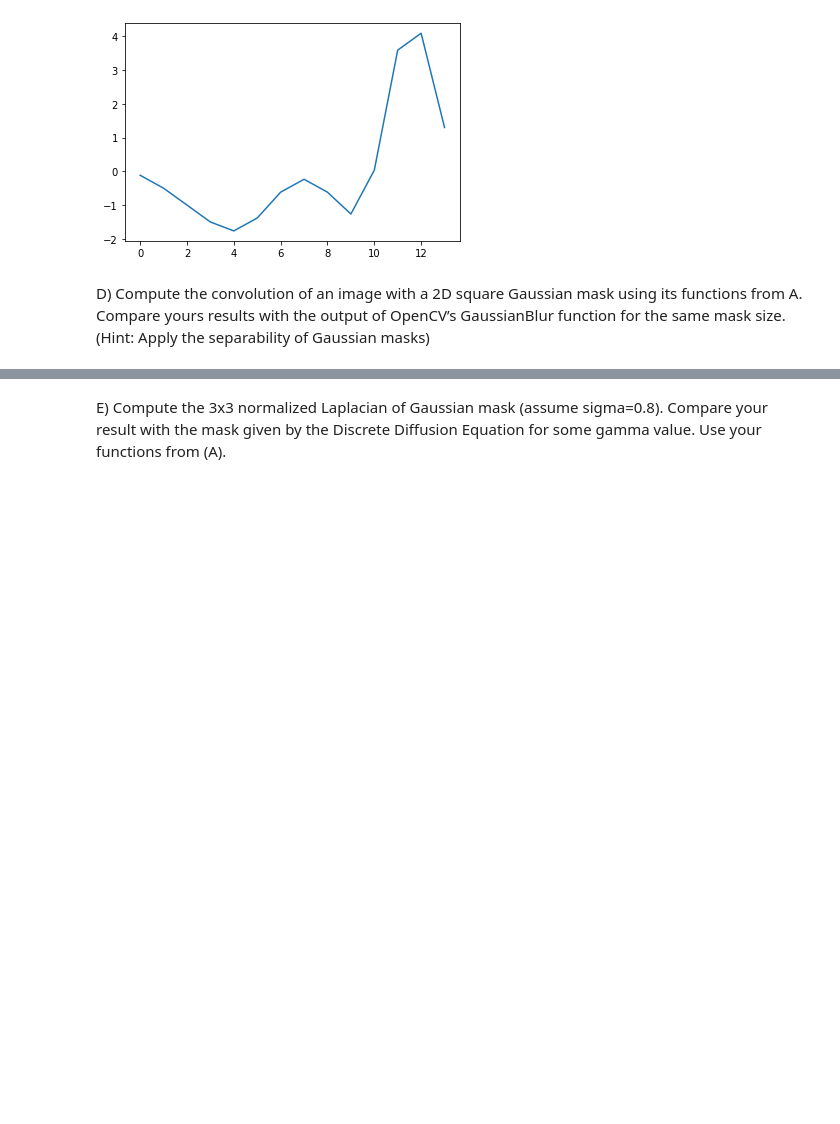
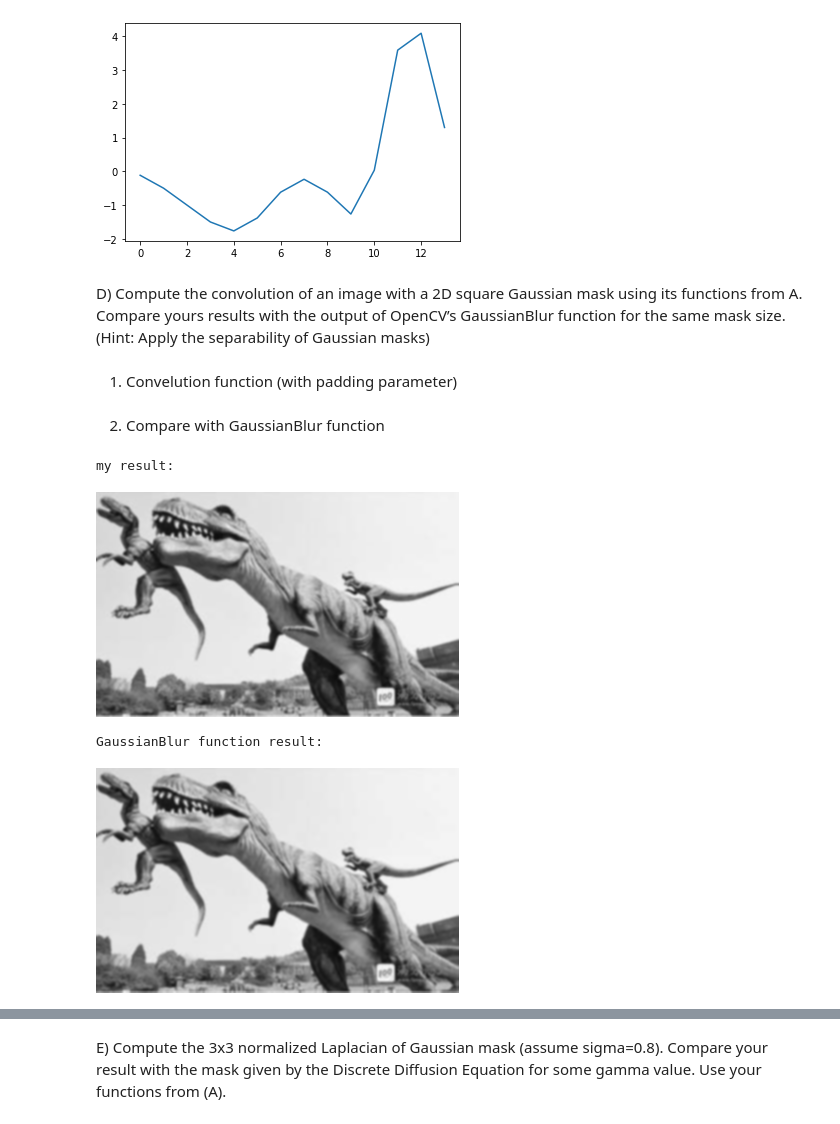
Before and after one commit to RoseSarlake/Computer-Vision, a Jupyter notebook: CV_Assignment1.ipynb, the cells around one changed output, grey strips where cells are left out. Drawn from its saved outputs; the diff is of its cells as text; code cells hidden in the pictures; blank space fills up the shorter version.

```diff
--- a/CV_Assignment1.ipynb
+++ b/CV_Assignment1.ipynb
@@ -274,0 +267,50 @@ print(k3_g_mirror)
+# %% [markdown]
+1. Convelution function (with padding parameter)
+# %%
+def My_convolve2D(image, kernel, padding=0):
+    # Cross Correlation
+    kernel = np.flipud(np.fliplr(kernel))
+
+    xKernShape = kernel.shape[0]
+    yKernShape = kernel.shape[1]
+    xImgShape = image.shape[0]
+    yImgShape = image.shape[1]
+
+    # Shape of Output Convolution
+    xOutput = int((xImgShape - xKernShape + 2 * padding) + 1)
+    yOutput = int((yImgShape - yKernShape + 2 * padding) + 1)
+    output = np.zeros((xOutput, yOutput))
+
+    # Apply mirror padding
+    if padding != 0:
+        imagePadded = cv2.copyMakeBorder(image,padding,padding,padding,padding,cv2.BORDER_REFLECT)
+        #print(imagePadded)
+    else:
+        imagePadded = image
+
+    # Convolution
+    for y in range(image.shape[1]):
+        for x in range(image.shape[0]):
+          output[x, y] = (kernel * imagePadded[x: x + xKernShape, y: y + yKernShape]).sum()
+    return output
+# %% [markdown]
+2. Compare with GaussianBlur function
+# %%
+imgD = cv2.imread("/content/drive/MyDrive/Colab/CV/images/dinoreal.jpg")
+imgd = cv2.cvtColor(imgD,cv2.COLOR_BGR2GRAY)
+
+orik = My_Gaussian(5,1)
+transk = orik.reshape(orik.shape[0],1)
+k4_g_my = orik*transk
+img4_my = My_convolve2D(imgd,k4_g_my,padding=2)
+print("my result:")
+cv2_imshow(img4_my)
+
+k4_g_py = cv2.GaussianBlur(imgd,(5,5),0)
+print("GaussianBlur function result:")
+cv2_imshow(k4_g_py)
+# %% [output]
+my result:
+[figure, added]
+GaussianBlur function result:
+[figure, added]
```
Also changed, not shown: parts of 5 cells of this notebook.
